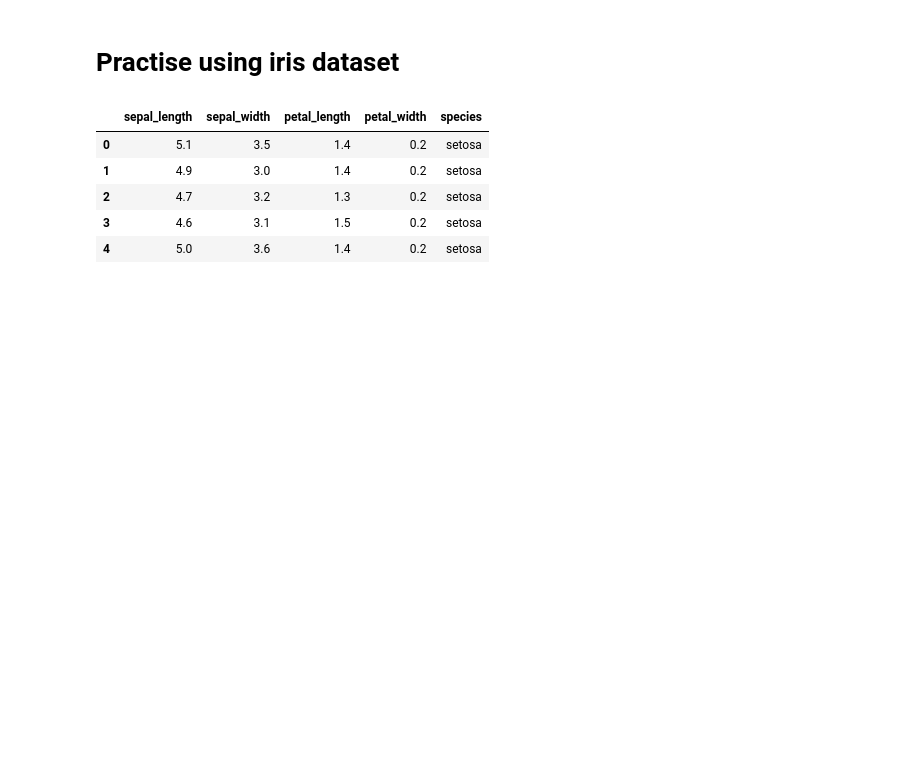
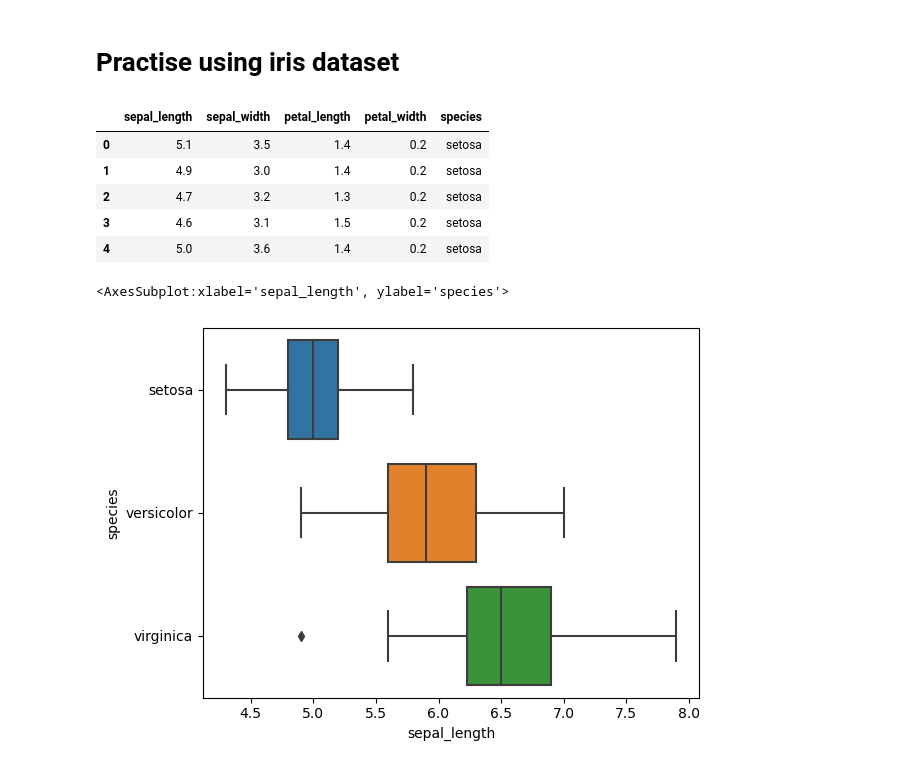
Before and after one commit to KirthikaKS/Python-for-Machine-Learning, a Jupyter notebook: Seaborn.ipynb, the cells around one changed output. Drawn from its saved outputs; the diff is of its cells as text; code cells hidden in the pictures; blank space fills up the shorter version.

```diff
--- a/Seaborn.ipynb
+++ b/Seaborn.ipynb
@@ -183,3 +185,8 @@ iris.head()
 | 2 | 4.7 | 3.2 | 1.3 | 0.2 | setosa |
 | 3 | 4.6 | 3.1 | 1.5 | 0.2 | setosa |
 | 4 | 5.0 | 3.6 | 1.4 | 0.2 | setosa |
+# %%
+sns.boxplot('sepal_length','species', data = iris)
+# %% [output]
+<AxesSubplot:xlabel='sepal_length', ylabel='species'>
+[figure, added]
```
Also changed, not shown: parts of 12 cells of this notebook.
